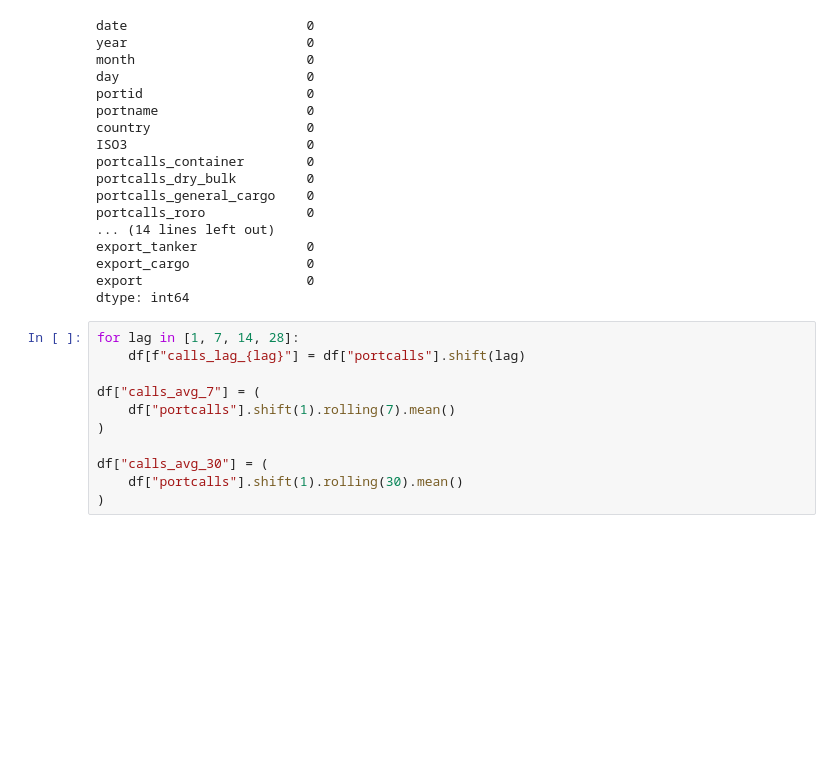
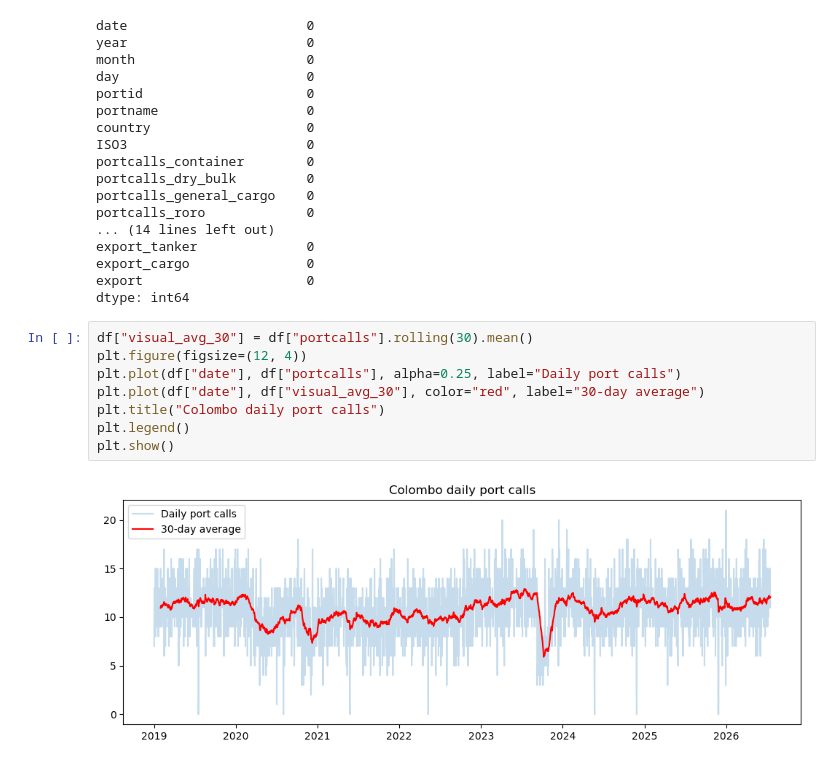
Before and after one commit to AchinthaThennakoon/AML_SL_port_activity_prediction_XAI, a Jupyter notebook: SL_port_activity_prediction.ipynb, the cells around one changed output. Saved outputs shown, nothing was run; the diff lists cells and outputs as text; blank space fills up the shorter version.

```diff
--- a/SL_port_activity_prediction.ipynb
+++ b/SL_port_activity_prediction.ipynb
@@ -49,14 +69,13 @@ export_tanker              0
 export_cargo               0
 export                     0
 dtype: int64
-# %%
-for lag in [1, 7, 14, 28]:
-    df[f"calls_lag_{lag}"] = df["portcalls"].shift(lag)
-
-df["calls_avg_7"] = (
-    df["portcalls"].shift(1).rolling(7).mean()
-)
-
-df["calls_avg_30"] = (
-    df["portcalls"].shift(1).rolling(30).mean()
-)
+# %%
+df["visual_avg_30"] = df["portcalls"].rolling(30).mean()
+plt.figure(figsize=(12, 4))
+plt.plot(df["date"], df["portcalls"], alpha=0.25, label="Daily port calls")
+plt.plot(df["date"], df["visual_avg_30"], color="red", label="30-day average")
+plt.title("Colombo daily port calls")
+plt.legend()
+plt.show()
+# %% [output]
+[figure, added]
```
Also changed, not shown: parts of 16 cells of this notebook.
